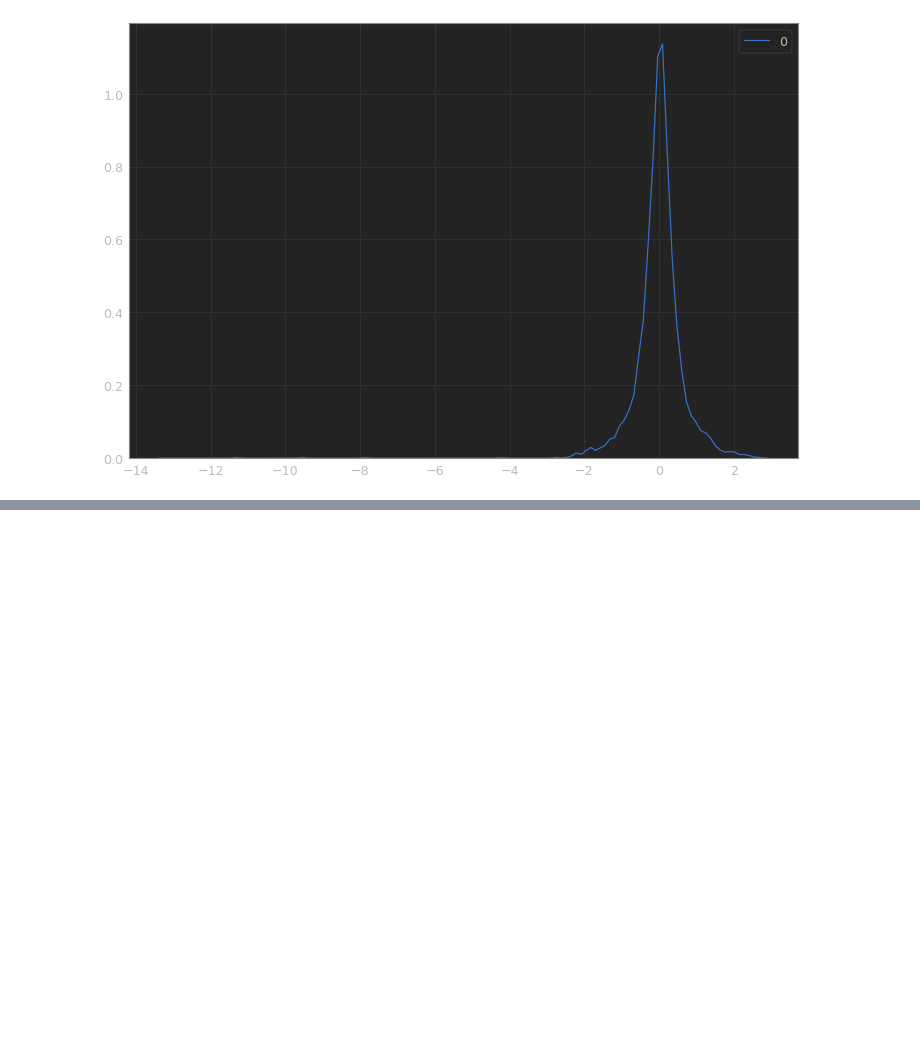
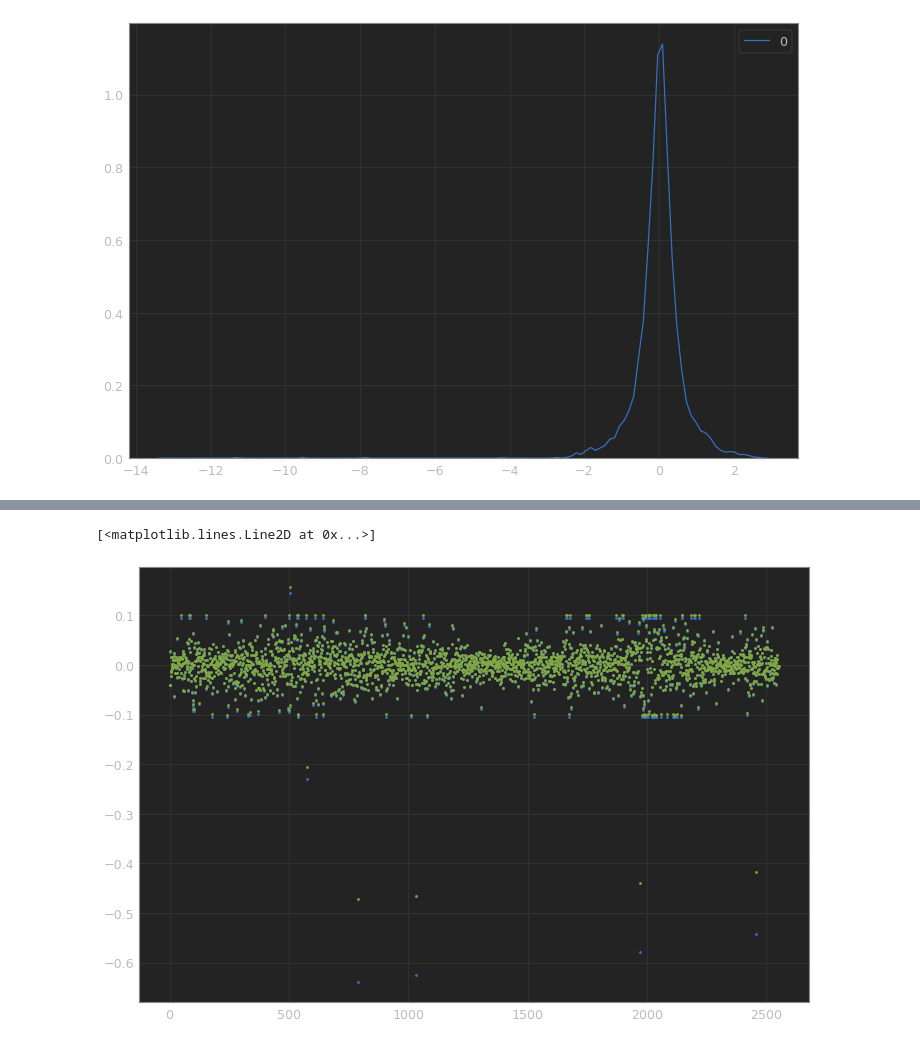
Before and after one commit to xtwxfxk/left5, a Jupyter notebook: test.ipynb, the cells around one changed output, grey strips where cells are left out. Cells and saved outputs as stored; diff of their text form; code cells hidden in the pictures; blank space fills up the shorter version.

```diff
--- a/test.ipynb
+++ b/test.ipynb
@@ -184,0 +206,9 @@ Alternative Hypothesis: The process is weakly stationary.
+# %%
+log_rate = np.log(stock.close) - np.log(stock.close.shift(1))
+pct_change = stock.close.pct_change()
+# %%
+plt.plot(log_rate.values, '.')
+plt.plot(pct_change.values, '.', color='g')
+# %% [output]
+[<matplotlib.lines.Line2D at 0x...>]
+[figure, added]
```
Also changed, not shown: parts of 8 cells of this notebook, 2 other files.
